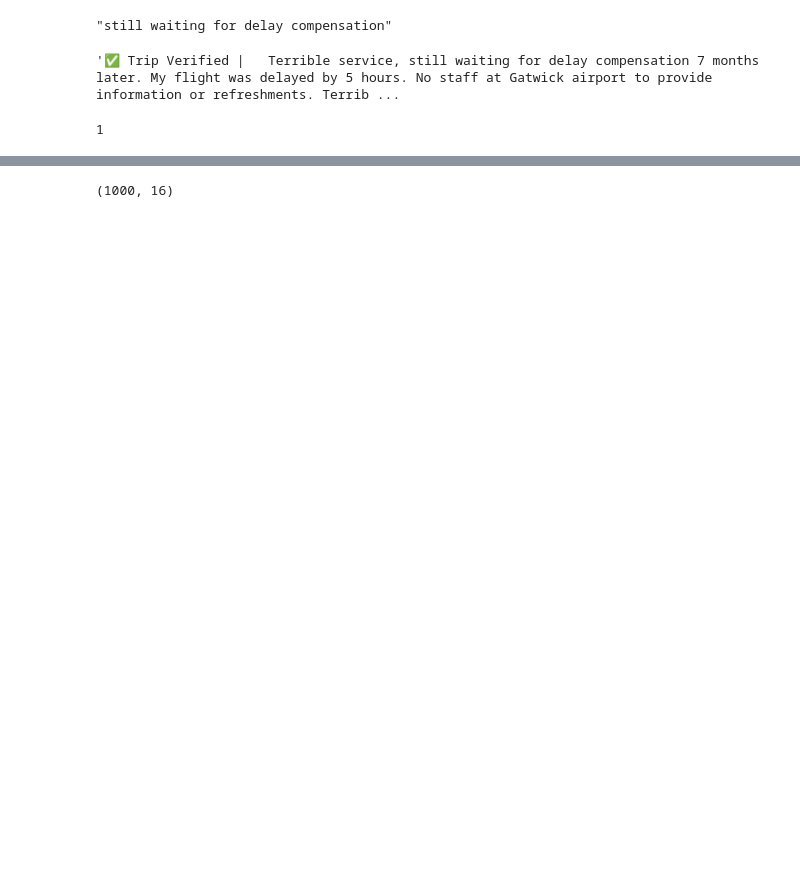
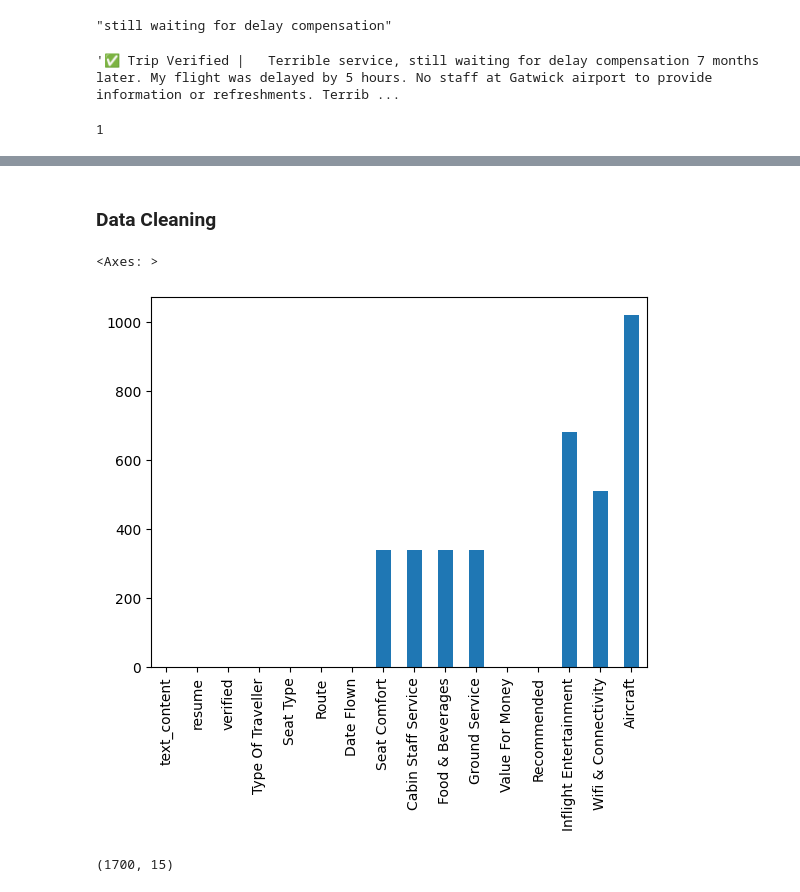
Before and after one commit to YassineSdk/Airline_reviews_crapping, a Jupyter notebook: scrapper.ipynb, the cells around one changed output, grey strips where cells are left out. Cells and saved outputs as stored; diff of their text form; code cells hidden in the pictures; blank space fills up the shorter version.

Commit message:
data cleaned and stored

```diff
--- a/scrapper.ipynb
+++ b/scrapper.ipynb
@@ -64,5 +83,3 @@ trs
  <td class="review-rating-stars stars"><span class="star fill">1</span><span class="star">2</span><span class="star">3</span><span class="star">4</span><span class="star">5</span></td>
  </tr>
  <tr><td class="review-rating-header recommended">Recommended</td><td class="review-value rating-no">no</td></tr> </table>]
-# %%
-headers = trs[0].find_all('td')
@@ -169,11 +189,11 @@ def connect(p):
 
     return soup
 # %%
-pages = 100
+pages = 170
 review_data = []
-for i in tqdm(range(pages),desc=f"processing pages {i+1}"):
-    connect(i+1)
-    engine.say(f'scraping page number {i+1}')
+for p in tqdm(range(pages),desc=f"processing pages {pages}"):
+    connect(p+1)
+    engine.say(f'scraping page number {p+1}')
     engine.runAndWait()
     containers = soup.find_all('article',{'itemprop':'review'})
 
@@ -221,3 +241,4 @@ for i in tqdm(range(pages),desc=f"processing pages {i+1}"):
         review_data.append(current_review)
 
 data = pd.DataFrame(review_data)
+data.head(10)
@@ -224,5 +257,12 @@ data = pd.DataFrame(review_data)
+# %% [markdown]
+### **Data Cleaning**
+# %%
+data.isna().sum().plot(kind='bar')
+# %% [output]
+<Axes: >
+[figure, added]
 # %%
 data.shape
 # %% [output]
-(1000, 16)
+(1700, 15)
 # %%
```
Also changed, not shown: parts of 42 cells of this notebook, 4 other files.
